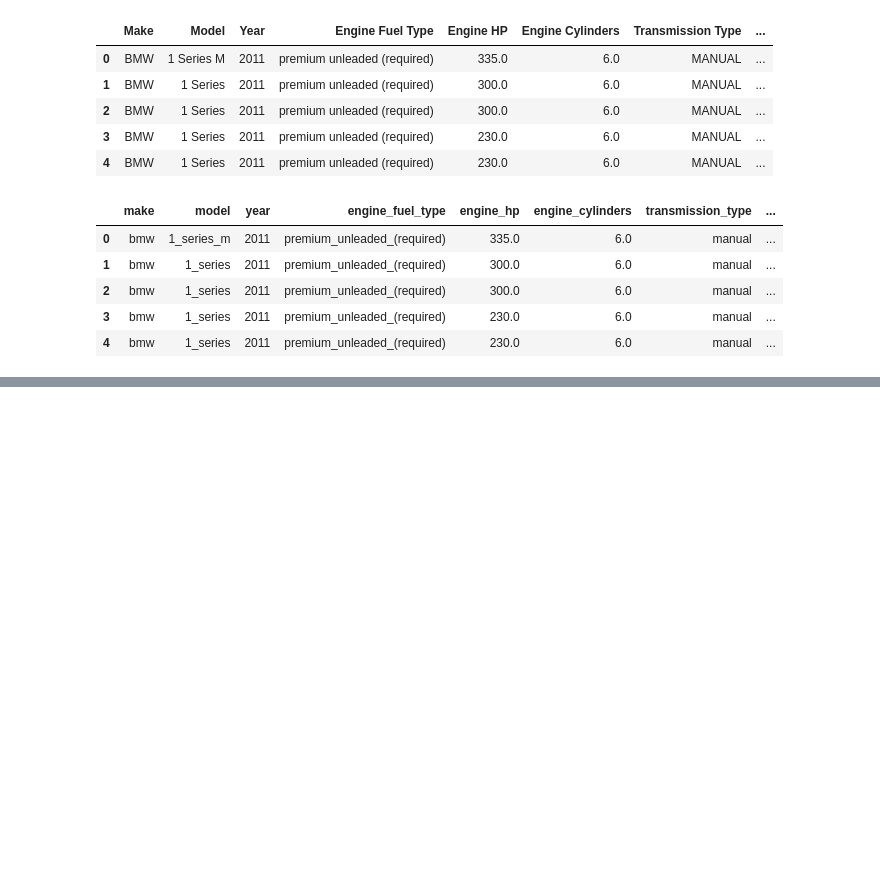
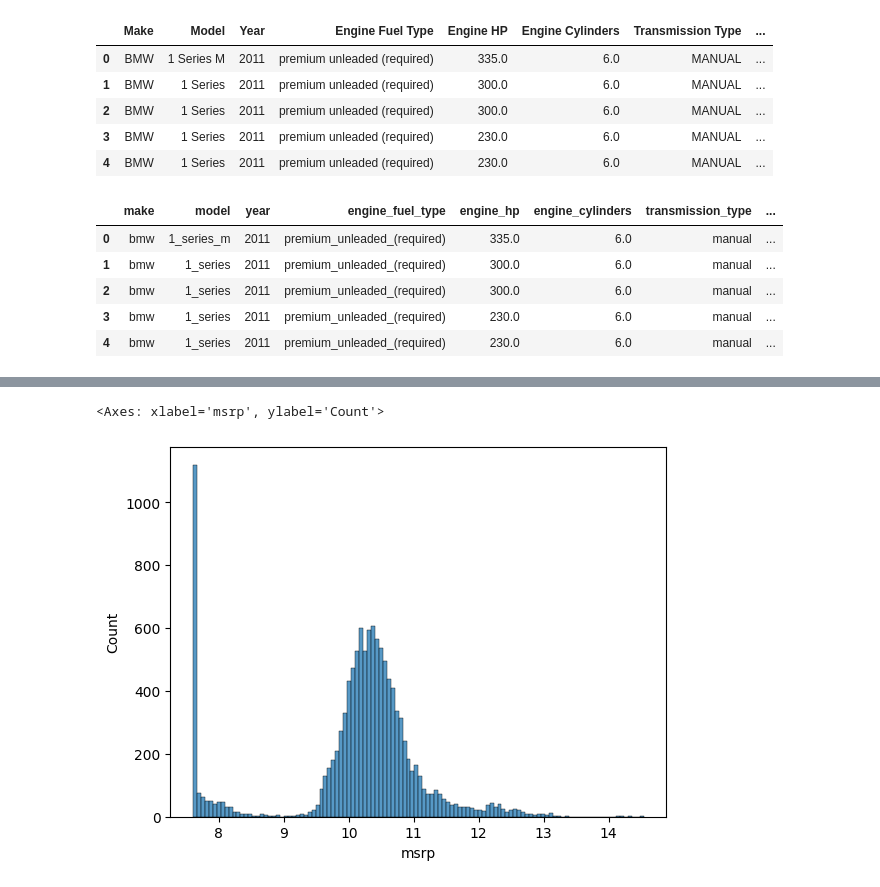
Before and after one commit to Elliot518/machine-learning-camp, a Jupyter notebook: regression/demo.ipynb, the cells around one changed output, grey strips where cells are left out. Drawn from its saved outputs; the diff is of its cells as text; code cells hidden in the pictures; blank space fills up the shorter version.

```diff
--- a/regression/demo.ipynb
+++ b/regression/demo.ipynb
@@ -44,0 +59,7 @@ df.head()
+# %%
+# Use log transformation to see the distribution
+log_price = np.log1p(df.msrp)
+sns.histplot(log_price)
+# %% [output]
+<Axes: xlabel='msrp', ylabel='Count'>
+[figure, added]
```
Also changed, not shown: parts of 3 cells of this notebook.
